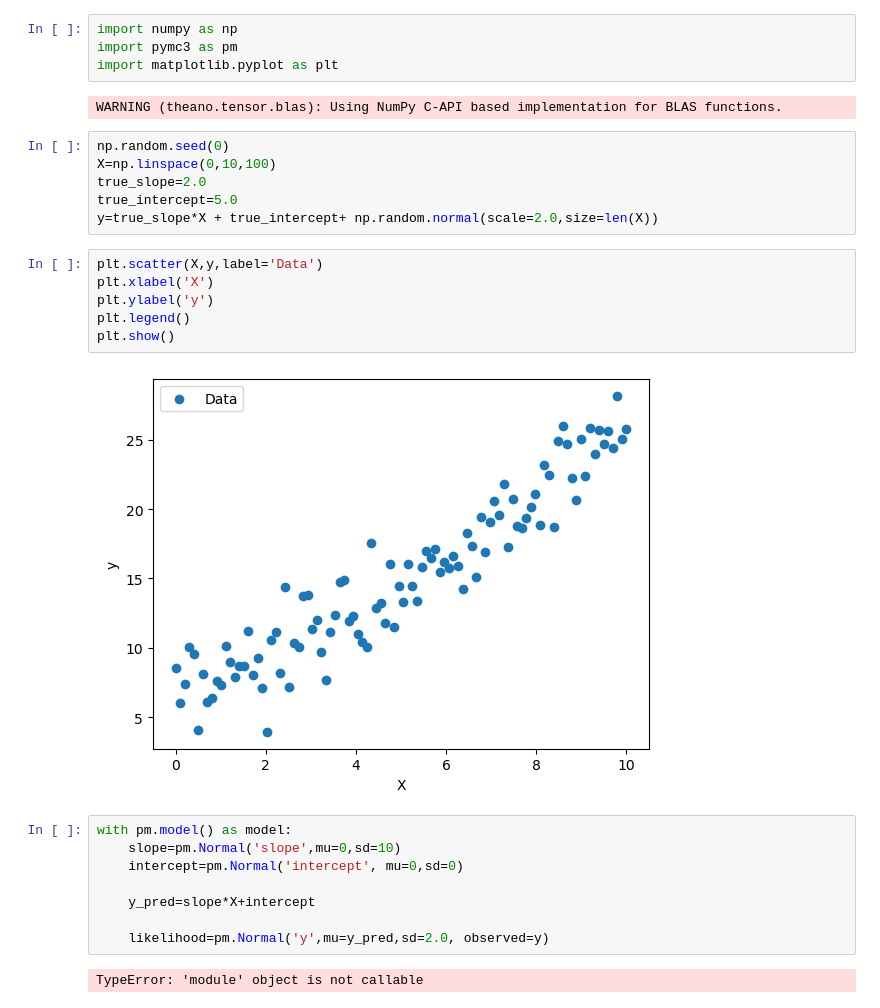
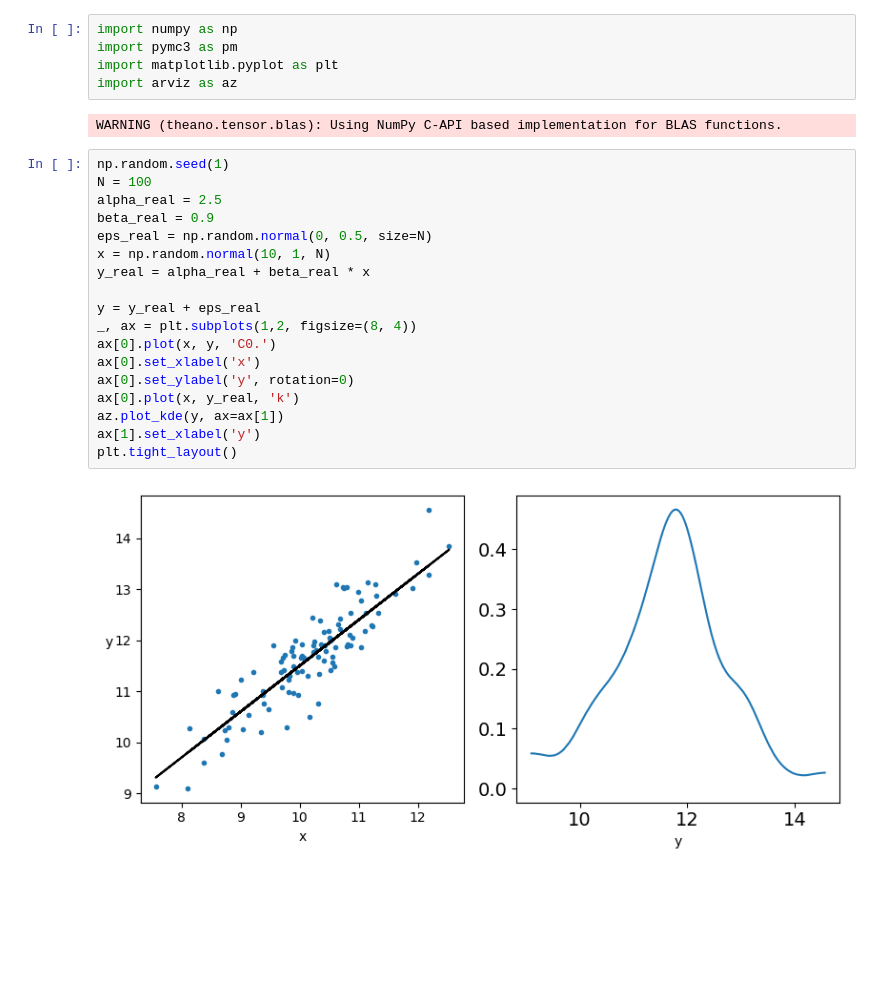
Before and after one commit to AhmadHassan71/statistical-modeling-using-pymc3, a Jupyter notebook: Workshops/Workshop5/Workshop5.ipynb, the cells around one changed output. Drawn from its saved outputs; the diff is of its cells as text; blank space fills up the shorter version.

```diff
--- a/Workshops/Workshop5/Workshop5.ipynb
+++ b/Workshops/Workshop5/Workshop5.ipynb
@@ -2,29 +2,26 @@
 import numpy as np
 import pymc3 as pm
 import matplotlib.pyplot as plt
+import arviz as az
 # %% [output]
 WARNING (theano.tensor.blas): Using NumPy C-API based implementation for BLAS functions.
-# %%
-np.random.seed(0)
-X=np.linspace(0,10,100)
-true_slope=2.0
-true_intercept=5.0
-y=true_slope*X + true_intercept+ np.random.normal(scale=2.0,size=len(X))
-# %%
-plt.scatter(X,y,label='Data')
-plt.xlabel('X')
-plt.ylabel('y')
-plt.legend()
-plt.show()
-# %% [output]
-[figure, removed]
-# %%
-with pm.model() as model:
-    slope=pm.Normal('slope',mu=0,sd=10)
-    intercept=pm.Normal('intercept', mu=0,sd=0)
-
-    y_pred=slope*X+intercept
-
-    likelihood=pm.Normal('y',mu=y_pred,sd=2.0, observed=y)
-# %% [output]
-TypeError: 'module' object is not callable
+# %%
+np.random.seed(1)
+N = 100
+alpha_real = 2.5
+beta_real = 0.9
+eps_real = np.random.normal(0, 0.5, size=N)
+x = np.random.normal(10, 1, N)
+y_real = alpha_real + beta_real * x
+
+y = y_real + eps_real
+_, ax = plt.subplots(1,2, figsize=(8, 4))
+ax[0].plot(x, y, 'C0.')
+ax[0].set_xlabel('x')
+ax[0].set_ylabel('y', rotation=0)
+ax[0].plot(x, y_real, 'k')
+az.plot_kde(y, ax=ax[1])
+ax[1].set_xlabel('y')
+plt.tight_layout()
+# %% [output]
+[figure, added]
```
Also changed, not shown: parts of 2 cells of this notebook.
